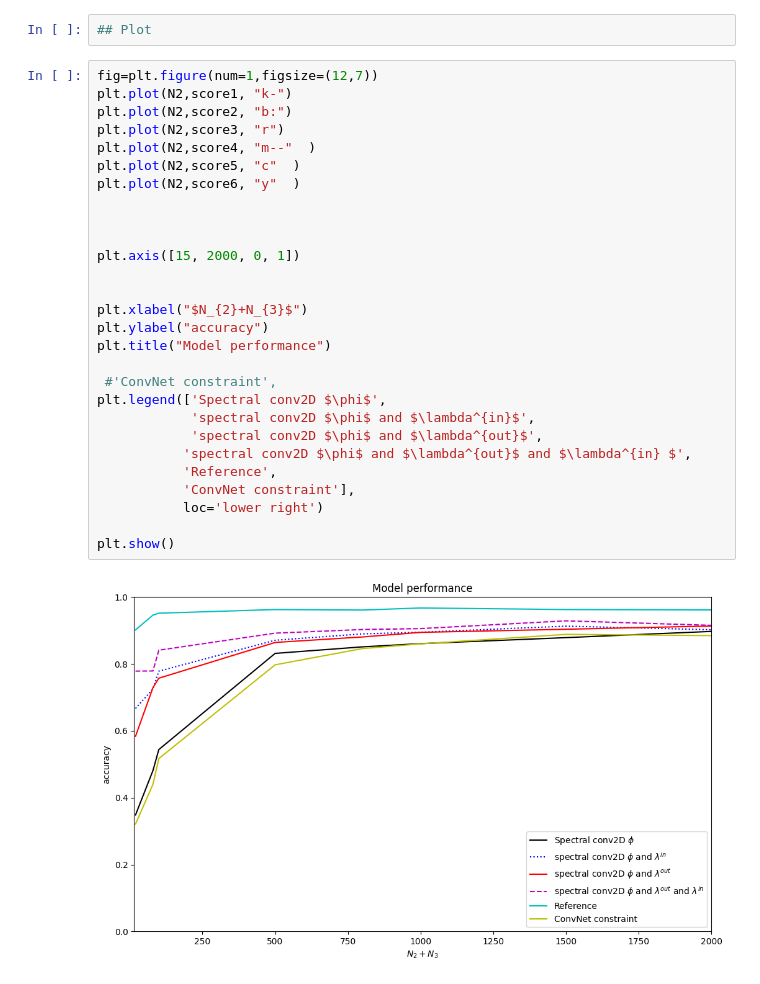
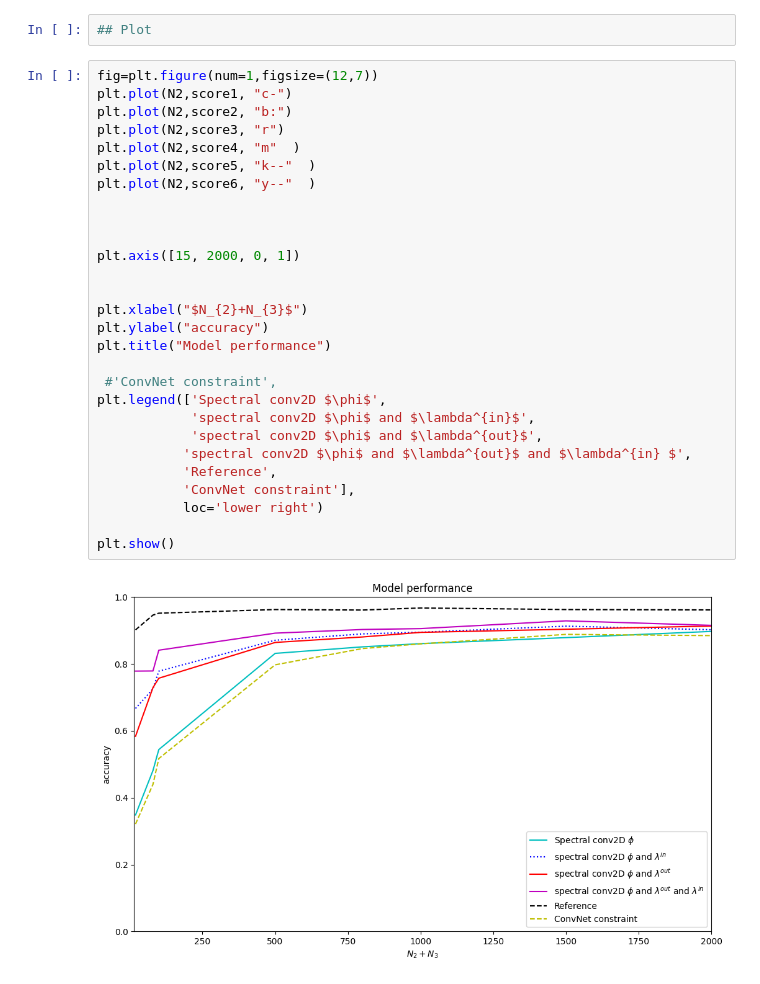
Before and after one commit to jarod-sys/ML-in-Spectral-Domain, a Jupyter notebook: Performance Domain Spectral 1.ipynb, the cells around one changed output. Drawn from its saved outputs; the diff is of its cells as text.

```diff
--- a/Performance Domain Spectral 1.ipynb
+++ b/Performance Domain Spectral 1.ipynb
@@ -373,31 +373,31 @@ for i in range(len(N2)):
 ## Plot
 # %%
 fig=plt.figure(num=1,figsize=(12,7))
-plt.plot(N2,score1, "k-")
+plt.plot(N2,score1, "c-")
 plt.plot(N2,score2, "b:")
 plt.plot(N2,score3, "r")
-plt.plot(N2,score4, "m--"  )
-plt.plot(N2,score5, "c"  )
-plt.plot(N2,score6, "y"  )
+plt.plot(N2,score4, "m"  )
+plt.plot(N2,score5, "k--"  )
+plt.plot(N2,score6, "y--"  )
 
 
 
 plt.axis([15, 2000, 0, 1])
 
 
 plt.xlabel("$N_{2}+N_{3}$")
 plt.ylabel("accuracy")
 plt.title("Model performance")
 
  #'ConvNet constraint',
 plt.legend(['Spectral conv2D $\phi$',
             'spectral conv2D $\phi$ and $\lambda^{in}$',
             'spectral conv2D $\phi$ and $\lambda^{out}$',
            'spectral conv2D $\phi$ and $\lambda^{out}$ and $\lambda^{in} $',
            'Reference',
            'ConvNet constraint'],
            loc='lower right')
 
 plt.show()
 # %% [output]
-[figure, old version]
+[figure, new version]
```
Also changed, not shown: 4 other files.
